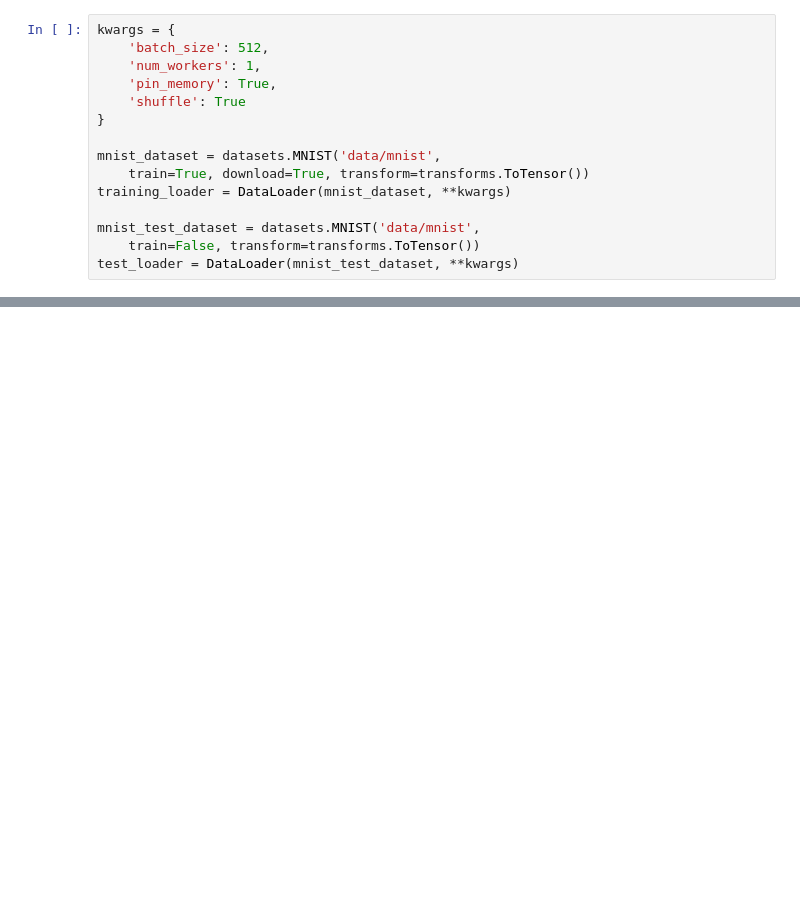
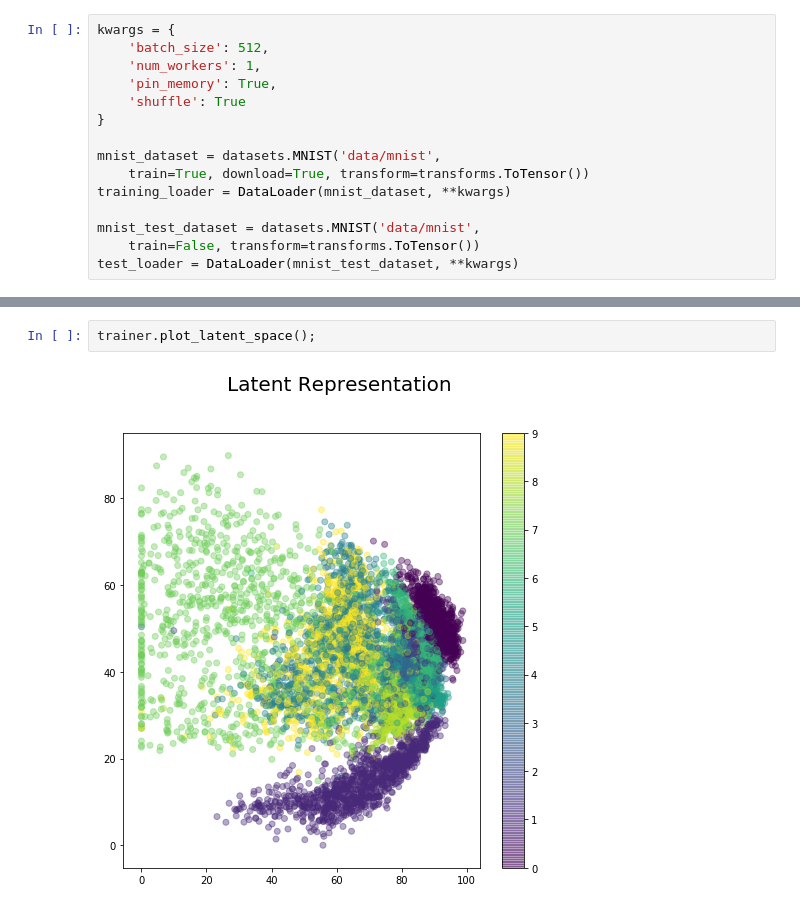
Before and after one commit to davidlmorton/autoencoders-are-cool, a Jupyter notebook: part-1-basic-autoencoder.ipynb, the cells around one changed output, grey strips where cells are left out. Saved outputs shown, nothing was run; the diff lists cells and outputs as text; blank space fills up the shorter version.

```diff
--- a/part-1-basic-autoencoder.ipynb
+++ b/part-1-basic-autoencoder.ipynb
@@ -192,0 +333,4 @@ plot_input_output_pairs(model, training_loader, "Yet More Basic model");
+# %%
+trainer.plot_latent_space();
+# %% [output]
+[figure, added]
```
Also changed, not shown: parts of 19 cells of this notebook.
